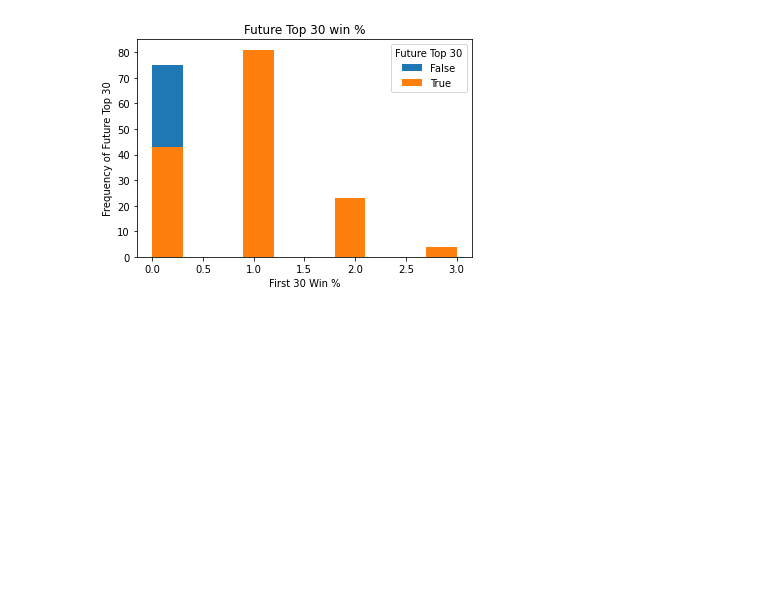
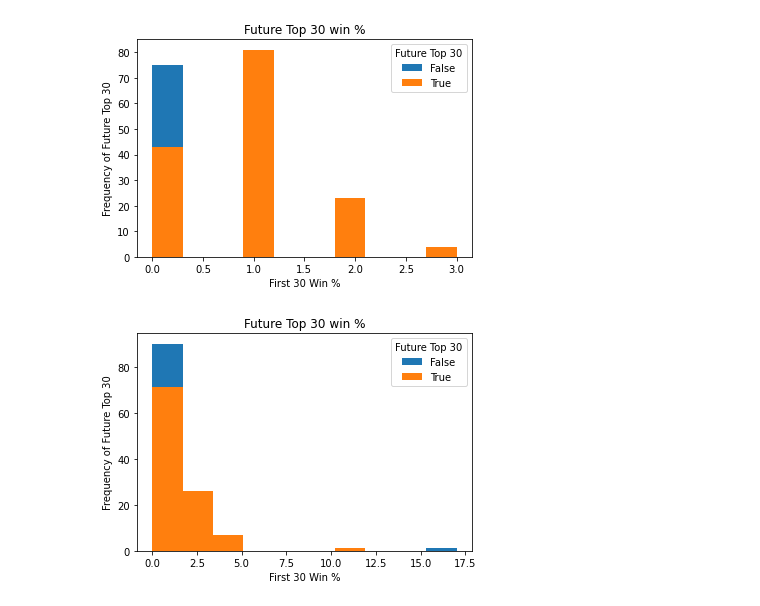
Before and after one commit to Racket-Science/Tennis-Match-Predictions, a Jupyter notebook: Notebooks/daniels_top30_prediction.ipynb, the cells around one changed output. Saved outputs shown, nothing was run; the diff lists cells and outputs as text; code cells hidden in the pictures; blank space fills up the shorter version.

```diff
--- a/Notebooks/daniels_top30_prediction.ipynb
+++ b/Notebooks/daniels_top30_prediction.ipynb
@@ -75,3 +75,11 @@ plt.xlabel('First 30 Win %')
 plt.ylabel('Frequency of Future Top 30');
 # %% [output]
 [figure]
+# %%
+# continues trend (check for outlier)
+pd.crosstab(df['aces_per_game'], df['Future Top 30']).plot(kind='hist')
+plt.title("Future Top 30 win %")
+plt.xlabel('First 30 Win %')
+plt.ylabel('Frequency of Future Top 30');
+# %% [output]
+[figure, added]
```
Also changed, not shown: parts of 6 cells of this notebook.
